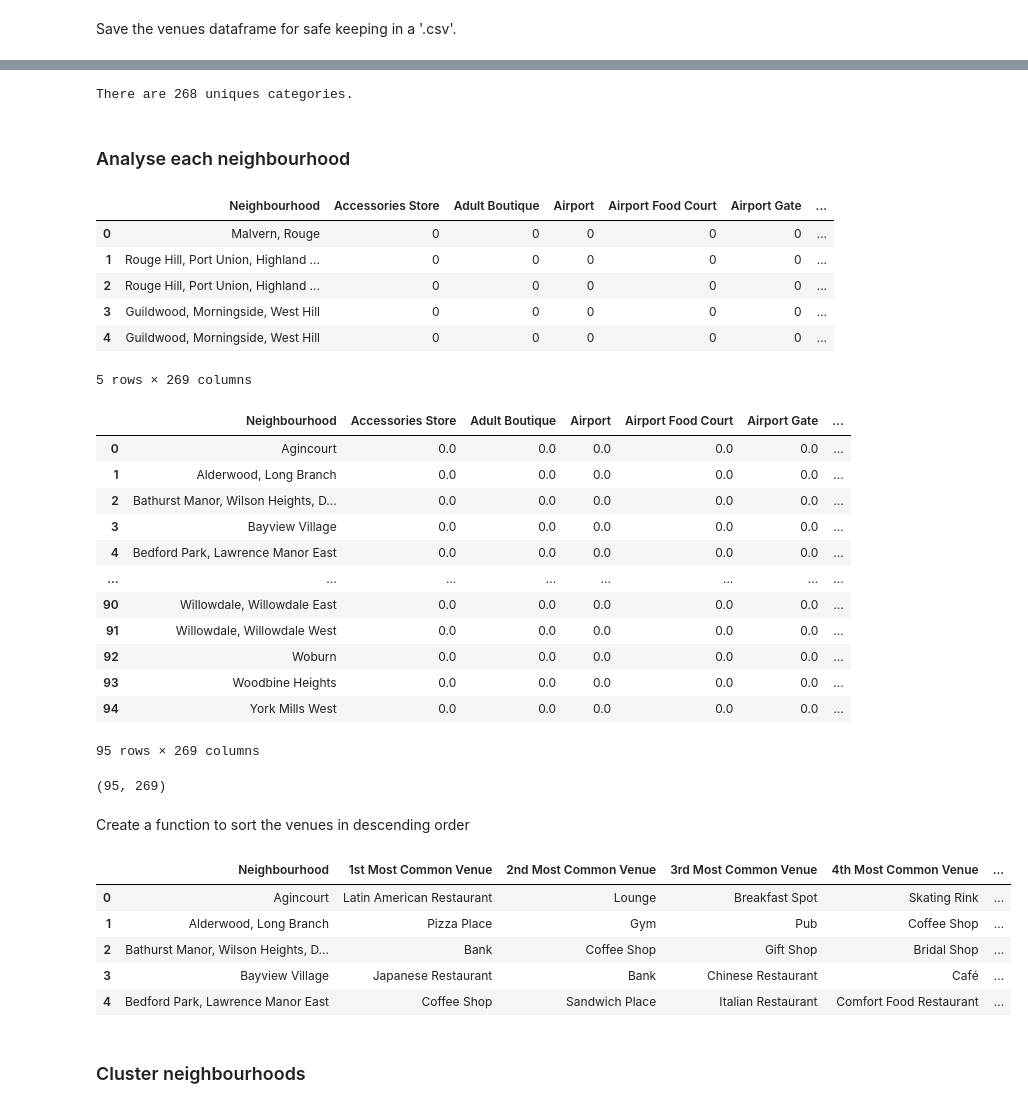
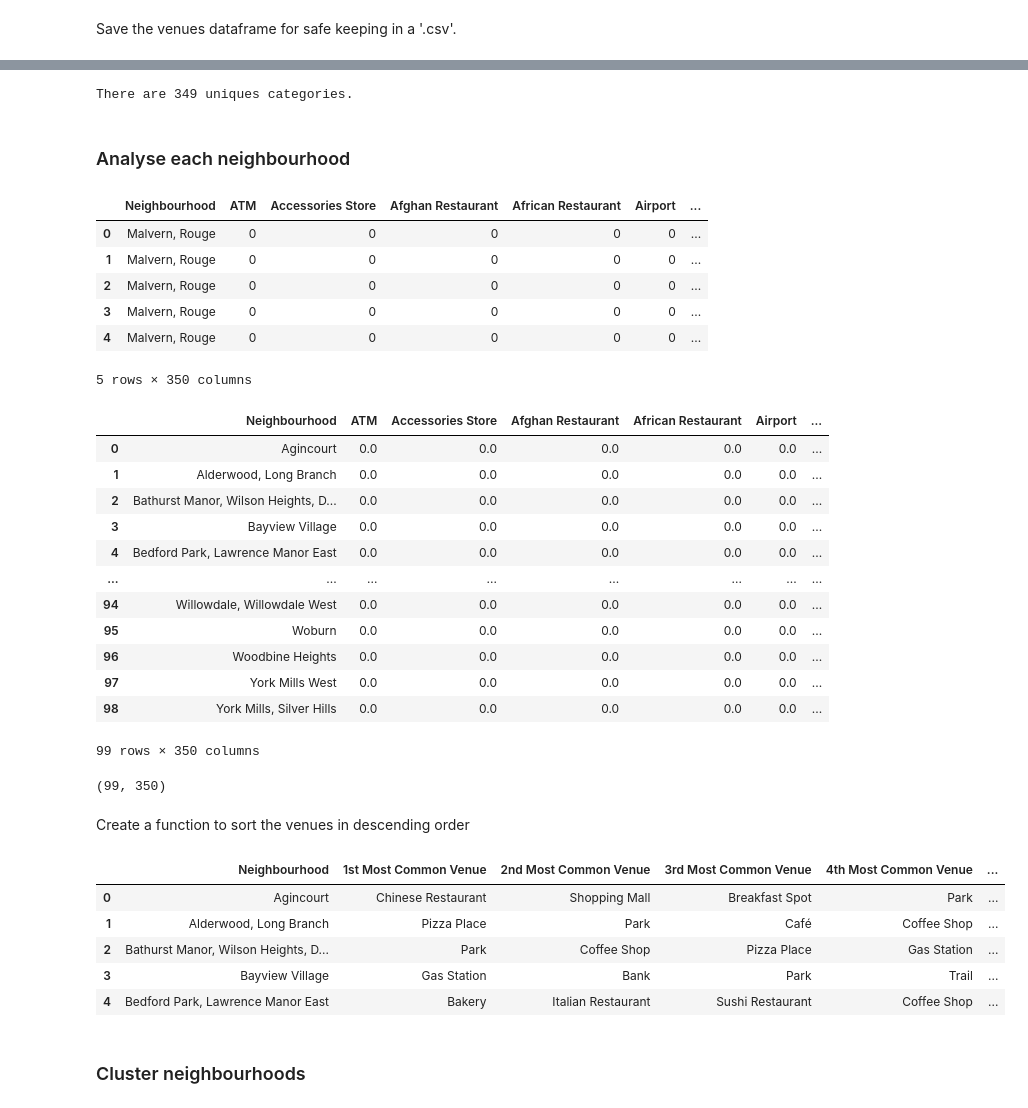
Before and after one commit to RubenSharpe/Coursera-Capstone, a Jupyter notebook: Toronto neighbourhoods part 3.ipynb, the cells around one changed output, grey strips where cells are left out. Cells and saved outputs as stored; diff of their text form; code cells hidden in the pictures.

```diff
--- a/Toronto neighbourhoods part 3.ipynb
+++ b/Toronto neighbourhoods part 3.ipynb
@@ -18,6 +22,9 @@ from sklearn.cluster import KMeans
 # %%
 path = '~/Documents/Projects/Coursera-Capstone/Neighbourhoods.csv'
 toronto_nbhs = pd.read_csv(path)
+
+# remove the 'index' column which is explicitly saved (and therefore unnamed) in the '.csv'
+toronto_nbhs = toronto_nbhs[['Postal Code', 'Borough', 'Neighbourhood', 'Latitude', 'Longitude']]
 # %% [markdown]
 ### Visualising the Toronto neighbourhoods
 # %% [markdown]
@@ -57,7 +64,7 @@ map_toronto
 For all the Toronto neighbourhoods, obtain all the venues within a certain range from Foursquare. Start by defining a function that automates the get request.
 # %%
 # function that extracts venue names, locations and categories from location data in a dataframe
-def getNearbyVenues(names, latitudes, longitudes, radius=500):
+def getNearbyVenues(names, latitudes, longitudes, radius=1500): # radius is 1500 m because Toronto appears to be less dense than Manhattan
 
     venues_list=[]
     for name, lat, lng in zip(names, latitudes, longitudes):
@@ -147,7 +154,7 @@ toronto_venues.groupby('Neighbourhood').count()
 # %%
 print('There are {} uniques categories.'.format(len(toronto_venues['Venue Category'].unique())))
 # %% [output]
-There are 268 uniques categories.
+There are 349 uniques categories.
 # %% [markdown]
 ### Analyse each neighbourhood
 # %%
@@ -163,34 +170,34 @@ toronto_onehot = toronto_onehot[fixed_columns]
 
 toronto_onehot.head()
 # %% [output]
-|  | Neighbourhood | Accessories Store | Adult Boutique | Airport | Airport Food Court | Airport Gate | ... |
+|  | Neighbourhood | ATM | Accessories Store | Afghan Restaurant | African Restaurant | Airport | ... |
 | 0 | Malvern, Rouge | 0 | 0 | 0 | 0 | 0 | ... |
-| 1 | Rouge Hill, Port Union, Highland ... | 0 | 0 | 0 | 0 | 0 | ... |
-| 2 | Rouge Hill, Port Union, Highland ... | 0 | 0 | 0 | 0 | 0 | ... |
-| 3 | Guildwood, Morningside, West Hill | 0 | 0 | 0 | 0 | 0 | ... |
-| 4 | Guildwood, Morningside, West Hill | 0 | 0 | 0 | 0 | 0 | ... |
+| 1 | Malvern, Rouge | 0 | 0 | 0 | 0 | 0 | ... |
+| 2 | Malvern, Rouge | 0 | 0 | 0 | 0 | 0 | ... |
+| 3 | Malvern, Rouge | 0 | 0 | 0 | 0 | 0 | ... |
+| 4 | Malvern, Rouge | 0 | 0 | 0 | 0 | 0 | ... |
-5 rows × 269 columns
+5 rows × 350 columns
 # %%
 toronto_grouped = toronto_onehot.groupby('Neighbourhood').mean().reset_index()
 toronto_grouped
 # %% [output]
-|  | Neighbourhood | Accessories Store | Adult Boutique | Airport | Airport Food Court | Airport Gate | ... |
+|  | Neighbourhood | ATM | Accessories Store | Afghan Restaurant | African Restaurant | Airport | ... |
 | 0 | Agincourt | 0.0 | 0.0 | 0.0 | 0.0 | 0.0 | ... |
 | 1 | Alderwood, Long Branch | 0.0 | 0.0 | 0.0 | 0.0 | 0.0 | ... |
 | 2 | Bathurst Manor, Wilson Heights, D... | 0.0 | 0.0 | 0.0 | 0.0 | 0.0 | ... |
 | 3 | Bayview Village | 0.0 | 0.0 | 0.0 | 0.0 | 0.0 | ... |
 | 4 | Bedford Park, Lawrence Manor East | 0.0 | 0.0 | 0.0 | 0.0 | 0.0 | ... |
 | ... | ... | ... | ... | ... | ... | ... | ... |
-| 90 | Willowdale, Willowdale East | 0.0 | 0.0 | 0.0 | 0.0 | 0.0 | ... |
-| 91 | Willowdale, Willowdale West | 0.0 | 0.0 | 0.0 | 0.0 | 0.0 | ... |
-| 92 | Woburn | 0.0 | 0.0 | 0.0 | 0.0 | 0.0 | ... |
-| 93 | Woodbine Heights | 0.0 | 0.0 | 0.0 | 0.0 | 0.0 | ... |
-| 94 | York Mills West | 0.0 | 0.0 | 0.0 | 0.0 | 0.0 | ... |
+| 94 | Willowdale, Willowdale West | 0.0 | 0.0 | 0.0 | 0.0 | 0.0 | ... |
+| 95 | Woburn | 0.0 | 0.0 | 0.0 | 0.0 | 0.0 | ... |
+| 96 | Woodbine Heights | 0.0 | 0.0 | 0.0 | 0.0 | 0.0 | ... |
+| 97 | York Mills West | 0.0 | 0.0 | 0.0 | 0.0 | 0.0 | ... |
+| 98 | York Mills, Silver Hills | 0.0 | 0.0 | 0.0 | 0.0 | 0.0 | ... |
-95 rows × 269 columns
+99 rows × 350 columns
 # %%
 toronto_grouped.shape
 # %% [output]
-(95, 269)
+(99, 350)
 # %% [markdown]
 Create a function to sort the venues in descending order
 # %%
@@ -202,31 +209,32 @@ def return_most_common_venues(row, num_top_venues):
 # %%
 num_top_venues = 10
 
 indicators = ['st', 'nd', 'rd']
 
 # create columns according to number of top venues
 columns = ['Neighbourhood']
 for ind in np.arange(num_top_venues):
     try:
         columns.append('{}{} Most Common Venue'.format(ind+1, indicators[ind]))
     except:
         columns.append('{}th Most Common Venue'.format(ind+1))
 
 # create a new dataframe
 neighbourhoods_venues_sorted = pd.DataFrame(columns=columns)
 neighbourhoods_venues_sorted['Neighbourhood'] = toronto_grouped['Neighbourhood']
 
 for ind in np.arange(toronto_grouped.shape[0]):
     neighbourhoods_venues_sorted.iloc[ind, 1:] = return_most_common_venues(toronto_grouped.iloc[ind, :], num_top_venues)
 
+temp = neighbourhoods_venues_sorted
 neighbourhoods_venues_sorted.head()
 # %% [output]
 |  | Neighbourhood | 1st Most Common Venue | 2nd Most Common Venue | 3rd Most Common Venue | 4th Most Common Venue | ... |
-| 0 | Agincourt | Latin American Restaurant | Lounge | Breakfast Spot | Skating Rink | ... |
-| 1 | Alderwood, Long Branch | Pizza Place | Gym | Pub | Coffee Shop | ... |
-| 2 | Bathurst Manor, Wilson Heights, D... | Bank | Coffee Shop | Gift Shop | Bridal Shop | ... |
-| 3 | Bayview Village | Japanese Restaurant | Bank | Chinese Restaurant | Café | ... |
-| 4 | Bedford Park, Lawrence Manor East | Coffee Shop | Sandwich Place | Italian Restaurant | Comfort Food Restaurant | ... |
+| 0 | Agincourt | Chinese Restaurant | Shopping Mall | Breakfast Spot | Park | ... |
+| 1 | Alderwood, Long Branch | Pizza Place | Park | Café | Coffee Shop | ... |
+| 2 | Bathurst Manor, Wilson Heights, D... | Park | Coffee Shop | Pizza Place | Gas Station | ... |
+| 3 | Bayview Village | Gas Station | Bank | Park | Trail | ... |
+| 4 | Bedford Park, Lawrence Manor East | Bakery | Italian Restaurant | Sushi Restaurant | Coffee Shop | ... |
 # %% [markdown]
 ### Cluster neighbourhoods
 # %%
```
Also changed, not shown: parts of 32 cells of this notebook, 2 other files.
